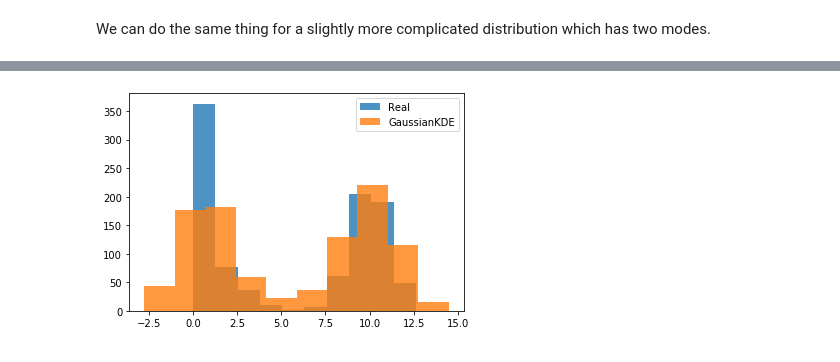
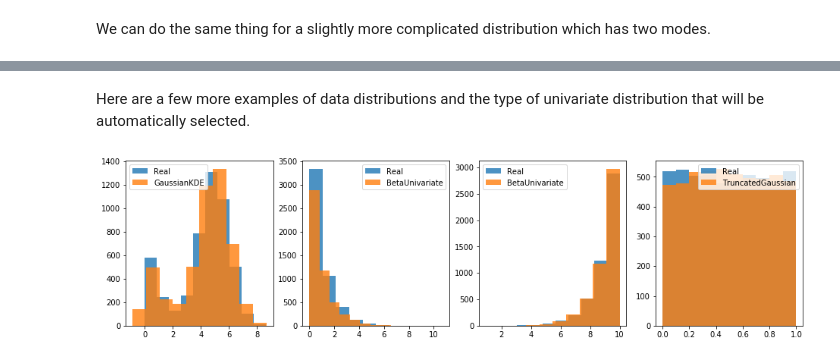
Before and after one commit to sdv-dev/Copulas, a Jupyter notebook: examples/1_univariate.ipynb, the cells around one changed output, grey strips where cells are left out. Saved outputs shown, nothing was run; the diff lists cells and outputs as text; code cells hidden in the pictures.

```diff
--- a/examples/1_univariate.ipynb
+++ b/examples/1_univariate.ipynb
@@ -71,9 +81,41 @@ As the above histograms show, different univariate distributions are more suitab
-# %%
-plt.figure()
-best_model = select_univariate(data)
-plt.hist(data, alpha=0.8, label="Real")
-plt.hist(fit_and_sample(best_model), alpha=0.8, label=type(best_model).__name__)
-plt.legend()
-plt.show()
-# %% [output]
-[figure, removed]
+# %% [markdown]
+Here are a few more examples of data distributions and the type of univariate distribution that will be automatically selected.
+# %%
+def fit_and_sample(model, data):
+    model.fit(data)
+    return model.sample(len(data)).flatten()
+
+plt.figure(figsize=(16,4))
+
+plt.subplot(1, 4, 1)
+mask = np.random.randint(0, 5, size=5000) == 0
+data = np.random.exponential(size=5000)*mask + np.random.normal(loc=5.0, scale=1.0, size=5000)*(1-mask)
+model = select_univariate(data)
+plt.hist(data, alpha=0.8, label="Real")
+plt.hist(fit_and_sample(model, data), alpha=0.8, label=type(model).__name__)
+plt.legend()
+
+plt.subplot(1, 4, 2)
+data = np.random.exponential(size=5000)
+model = select_univariate(data)
+plt.hist(data, alpha=0.8, label="Real")
+plt.hist(fit_and_sample(model, data), alpha=0.8, label=type(model).__name__)
+plt.legend()
+
+plt.subplot(1, 4, 3)
+data = 10.0 - np.random.exponential(size=5000)
+model = select_univariate(data)
+plt.hist(data, alpha=0.8, label="Real")
+plt.hist(fit_and_sample(model, data), alpha=0.8, label=type(model).__name__)
+plt.legend()
+
+plt.subplot(1, 4, 4)
+data = np.random.uniform(size=5000)
+model = select_univariate(data)
+plt.hist(data, alpha=0.8, label="Real")
+plt.hist(fit_and_sample(model, data), alpha=0.8, label=type(model).__name__)
+plt.legend()
+
+plt.show()
+# %% [output]
+[figure, added]
```
Also changed, not shown: parts of 4 cells of this notebook, 5 other files.
